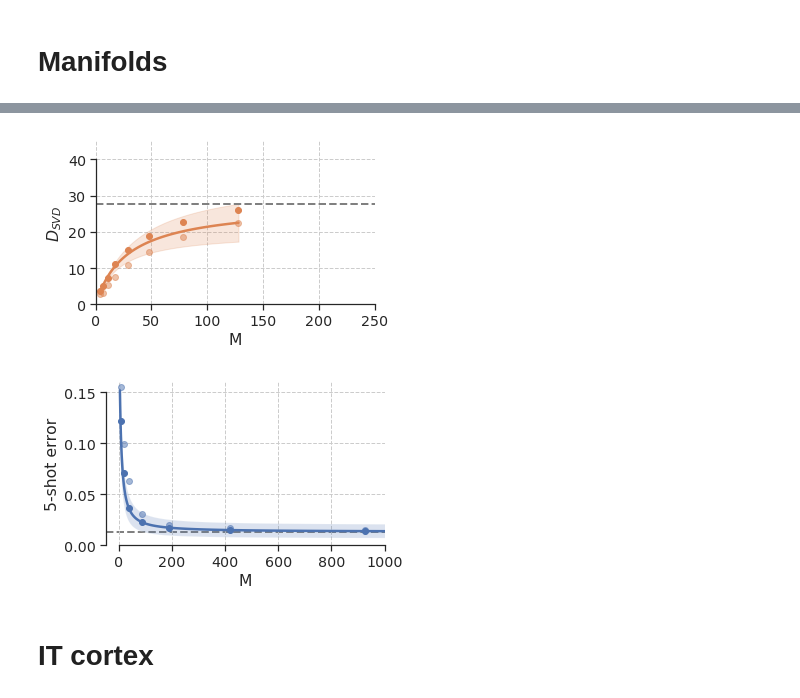
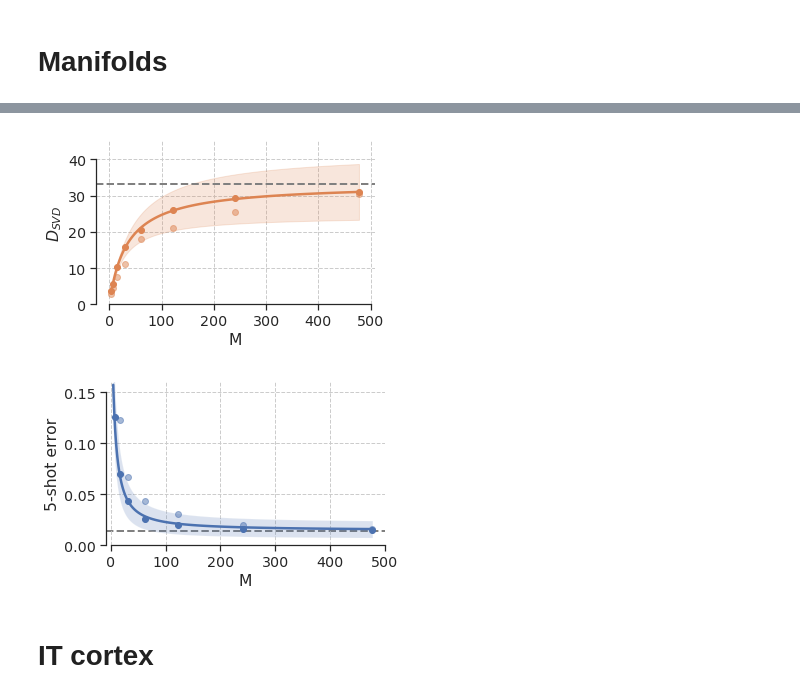
Before and after one commit to bsorsch/geometry-fewshot-learning, a Jupyter notebook: Compressed sensing.ipynb, the cells around one changed output, grey strips where cells are left out. Saved outputs shown, nothing was run; the diff lists cells and outputs as text; code cells hidden in the pictures.

```diff
--- a/Compressed sensing.ipynb
+++ b/Compressed sensing.ipynb
@@ -136,10 +142,10 @@ manifolds = np.stack(manifolds)
 m = 5
 N = 2048
 K = manifolds.shape[0]
-Ms = np.logspace(3,11,8,base=2)
-# Ms = np.logspace(2,7,8,base=2)
+# Ms = np.logspace(3,11,8,base=2)
+Ms = np.logspace(2,8.9,8,base=2)
 
-n_avg = 20
+n_avg = 1
 Dsvds = []
 SNRs = []
 err_all = []
@@ -190,64 +207,62 @@ from mpl_toolkits.axes_grid1.inset_locator import inset_axes
 
 fig, ax = plt.subplots(figsize=(5,3))
 # Ms = np.logspace(2,11,100, base=2)
-Ms = np.logspace(2,7,100, base=2)
-Ds_pred = Ds0 / (1+Ds0/Ms[:,None])
-plt.plot(Ms, Ds_pred.mean(1),c='C1');
-plt.fill_between(Ms, Ds_pred.mean(1)+Ds_pred.std(1),Ds_pred.mean(1)-Ds_pred.std(1),
+MMs = np.logspace(np.log2(np.min(Ms)),np.log2(np.max(Ms)),100,base=2)
+Ds_pred = Ds0_proj / (1+Ds0_proj/MMs[:,None])
+plt.plot(MMs, Ds_pred.mean(1),c='C1');
+plt.fill_between(MMs, Ds_pred.mean(1)+Ds_pred.std(1),Ds_pred.mean(1)-Ds_pred.std(1),
                 alpha=0.2,color='C1');
 
 # Ms = np.logspace(3,11,8,base=2)
-Ms = np.logspace(2,7,8, base=2)
 plt.scatter(Ms, Dsvds_proj.mean(-1),c='C1', label='Random projection')
 plt.scatter(Ms, Dsvds.mean(-1),c='C1', alpha=0.5, label='Random sampling')
 
-plt.axhline(Ds0.mean(), c='grey', linestyle='dashed', linewidth=2)
+plt.axhline(Ds0_proj.mean(), c='grey', linestyle='dashed', linewidth=2)
 # plt.xscale('log')
 plt.grid(True, which='both',ls='--')
 plt.xlabel('M')
 plt.ylabel(r'$D_{SVD}$')
-plt.xlim([0,250])
+# plt.xlim([-10,250])
 plt.ylim([0,45])
 sns.despine(trim=True)
 
 # # Inset
 # axins = inset_axes(ax, width="50%", height="40%",loc=4, borderpad=2)
 # Ms = np.logspace(2,11,100, base=2)
 # Ds_pred = Ds0 / (1+Ds0/Ms[:,None])
 # plt.plot(Ms, Ds_pred.mean(1), c='C1');
 # plt.fill_between(Ms, Ds_pred.mean(1)+Ds_pred.std(1),Ds_pred.mean(1)-Ds_pred.std(1),
 #                 alpha=0.2,color='C1');
 
 # Ms = np.logspace(3,11,8,base=2)
 # plt.scatter(Ms, Dsvds_proj.mean(-1),c='C1', )
 # plt.scatter(Ms, Dsvds.mean(-1),c='C1', alpha=0.5)
 
 
 # plt.axhline(Ds0.mean(), c='grey', linestyle='dashed', linewidth=2)
 # plt.xscale('log')
 # plt.grid(True, which='both',ls='--')
 # sns.despine(trim=True)
 
 
-# plt.savefig('images/random_proj_D.pdf')
+plt.savefig('images/random_proj_D_500.pdf')
 # %% [output]
-[figure, old version]
+[figure, new version]
 # %%
 from scipy.special import erfinv
 def Hinv(z):
     return np.sqrt(2)*erfinv(1-2*z)
 # %%
 fig, ax = plt.subplots(figsize=(5,3))
-Ms = np.logspace(2,11,100, base=2)
-SNR0 = Hinv(err_all[-1]) * np.sqrt(1+np.repeat(Ds0,K)/Ms[-1])
-SNR_pred = SNR0 / np.sqrt(1+np.repeat(Ds0,K)/Ms[:,None])
-plt.plot(Ms, np.nanmean(H(SNR_pred),-1))
+MMs = np.logspace(np.log2(np.min(Ms)),np.log2(np.max(Ms)),100,base=2)
+SNR0 = Hinv(err_all[-1]) * np.sqrt(1+np.repeat(Ds0_proj,K)/MMs[-1])
+SNR_pred = SNR0 / np.sqrt(1+np.repeat(Ds0_proj,K)/MMs[:,None])
+plt.plot(MMs, np.nanmean(H(SNR_pred),-1))
 std = np.nanmean(H(SNR_pred).reshape(-1,100,100),1).std(-1)
-plt.fill_between(Ms, np.nanmean(H(SNR_pred),-1)+std,
+plt.fill_between(MMs, np.nanmean(H(SNR_pred),-1)+std,
                 np.nanmean(H(SNR_pred),-1)-std,
                 alpha=0.2);
 
-Ms = np.logspace(3,11,8,base=2)
 plt.scatter(Ms, np.nanmean(err_all_proj,-1),c='C0')
 plt.scatter(Ms, np.nanmean(err_all,-1),c='C0',alpha=0.5)
 plt.axhline(np.nanmean(H(SNR0)), linestyle='dashed', c='grey',linewidth=2,zorder=0)
@@ -255,7 +270,7 @@ plt.axhline(np.nanmean(H(SNR0)), linestyle='dashed', c='grey',linewidth=2,zorder
 plt.grid(True, which='both',ls='--')
 plt.xlabel('M')
 plt.ylabel(str(m)+'-shot error')
-plt.xlim([-50,1000])
+plt.xlim([-10,500])
 plt.ylim([0,0.16])
 sns.despine(trim=True)
 
@@ -276,9 +291,9 @@ sns.despine(trim=True)
 # plt.xscale('log')
 # plt.grid(True, which='both',ls='--')
 
-# plt.savefig('images/random_proj_err.pdf')
+plt.savefig('images/random_proj_err_500.pdf')
 # %% [output]
-[figure, old version]
+[figure, new version]
 # %% [markdown]
 # IT cortex
 # %%
```
Also changed, not shown: parts of 6 cells of this notebook, 2 other files.
